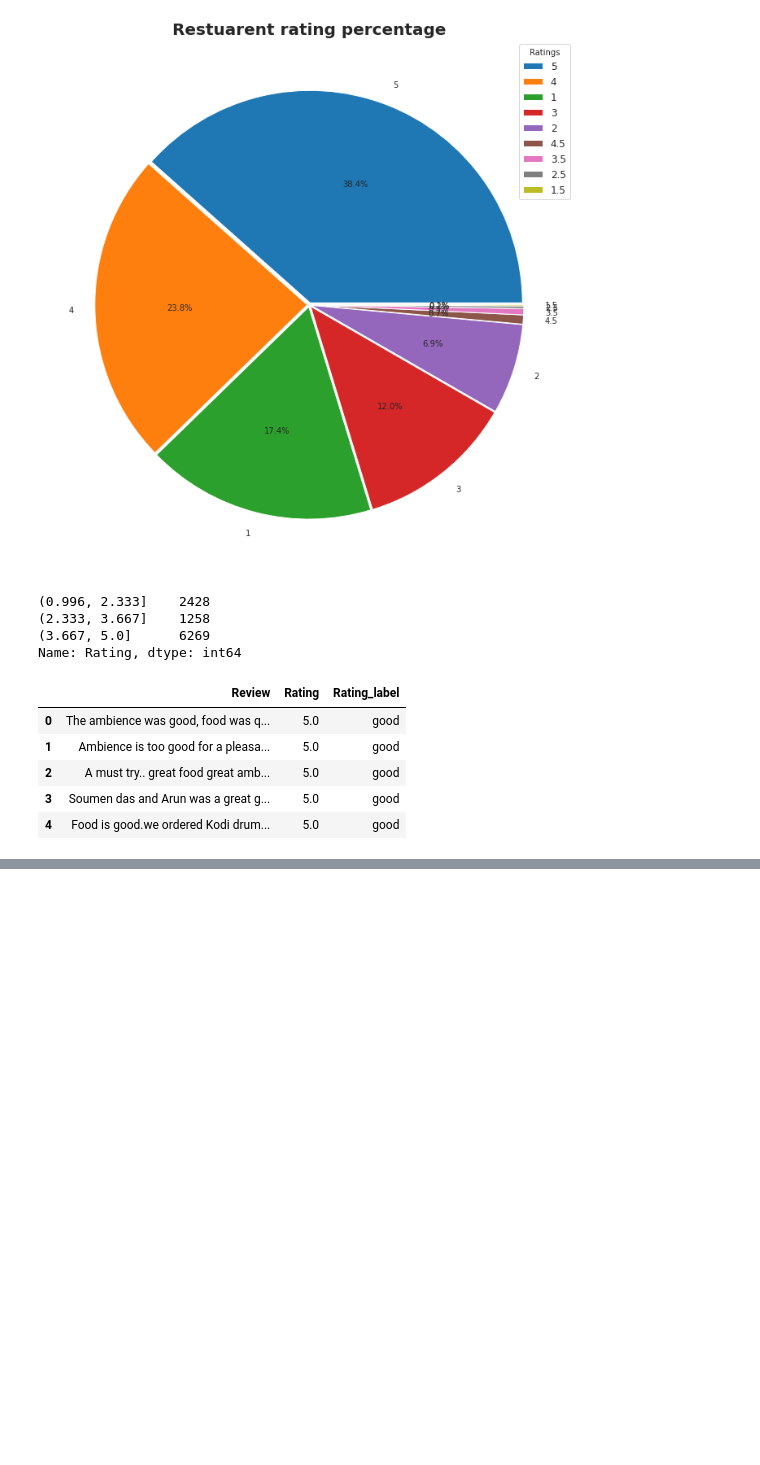
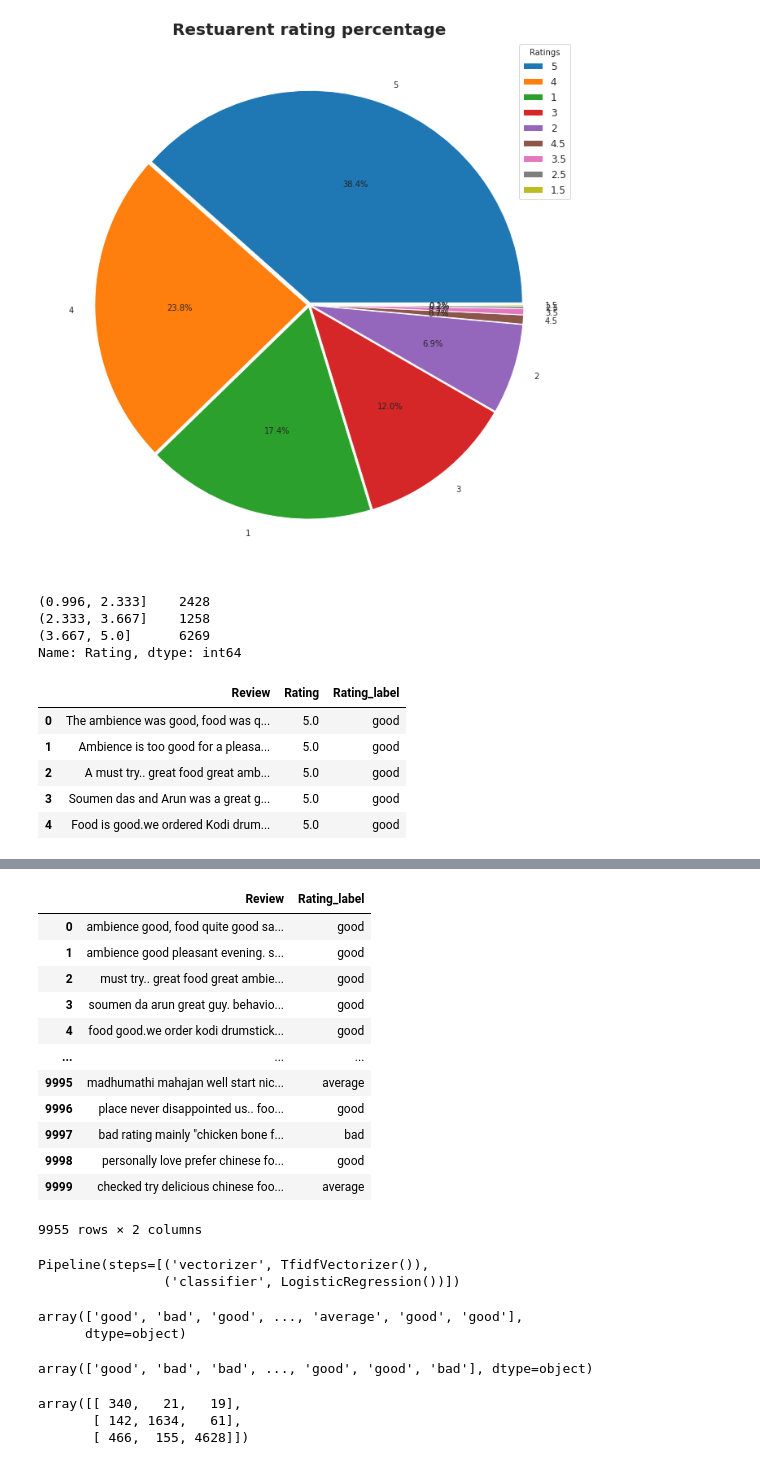
Before and after one commit to bharath967/ZOMATO-RESTAURANT-CLUSTERING-AND-SENTIMENT-ANALYSIS, a Jupyter notebook: ZOMATO_RESTAURANT_CLUSTERING_AND_SENTIMENT_ANALYSIS.ipynb, the cells around one changed output, grey strips where cells are left out. Saved outputs shown, nothing was run; the diff lists cells and outputs as text; code cells hidden in the pictures; blank space fills up the shorter version.

```diff
--- a/ZOMATO_RESTAURANT_CLUSTERING_AND_SENTIMENT_ANALYSIS.ipynb
+++ b/ZOMATO_RESTAURANT_CLUSTERING_AND_SENTIMENT_ANALYSIS.ipynb
@@ -1037,0 +1041,4 @@ review= review.drop(["Rating"], axis =1)
+# %%
+stop = set(stopwords.words('english'))
+punctuation = list(string.punctuation)
+stop.update(punctuation)
@@ -1037,0 +1085,28 @@ review= review.drop(["Rating"], axis =1)
+# %%
+from nltk.corpus import wordnet
+def get_simple_pos(tag):
+    if tag.startswith('J'):
+        return wordnet.ADJ
+    elif tag.startswith('V'):
+        return wordnet.VERB
+    elif tag.startswith('N'):
+        return wordnet.NOUN
+    elif tag.startswith('R'):
+        return wordnet.ADV
+    else:
+        return wordnet.NOUN
+# %%
+#Lemmatization
+from nltk.stem import WordNetLemmatizer
+from nltk import pos_tag
+
+
+lemmatizer = WordNetLemmatizer()
+def lemmatize_words(text):
+    final_text = []
+    for i in text.split():
+        if i.strip().lower() not in stop:
+            pos = pos_tag([i.strip()])
+            word = lemmatizer.lemmatize(i.strip(),get_simple_pos(pos[0][1]))
+            final_text.append(word.lower())
+    return " ".join(final_text)
@@ -1037,0 +1133,18 @@ review= review.drop(["Rating"], axis =1)
+# %%
+#lemmatized review
+review['Review'] = review['Review'].apply(lemmatize_words)
+review
+# %% [output]
+|  | Review | Rating_label |
+| 0 | ambience good, food quite good sa... | good |
+| 1 | ambience good pleasant evening. s... | good |
+| 2 | must try.. great food great ambie... | good |
+| 3 | soumen da arun great guy. behavio... | good |
+| 4 | food good.we order kodi drumstick... | good |
+| ... | ... | ... |
+| 9995 | madhumathi mahajan well start nic... | average |
+| 9996 | place never disappointed us.. foo... | good |
+| 9997 | bad rating mainly "chicken bone f... | bad |
+| 9998 | personally love prefer chinese fo... | good |
+| 9999 | checked try delicious chinese foo... | average |
+9955 rows × 2 columns
@@ -1037,0 +1157,30 @@ review= review.drop(["Rating"], axis =1)
+# %%
+#vectorizer
+from sklearn.feature_extraction.text import TfidfVectorizer
+from sklearn.pipeline import Pipeline
+from sklearn.linear_model import LogisticRegression
+model = Pipeline([('vectorizer', TfidfVectorizer()),('classifier', LogisticRegression())])
+model.fit(x_train,y_train)
+# %% [output]
+Pipeline(steps=[('vectorizer', TfidfVectorizer()),
+                ('classifier', LogisticRegression())])
+# %%
+y_pred_train = model.predict(x_train)
+y_pred_train
+# %% [output]
+array(['good', 'bad', 'good', ..., 'average', 'good', 'good'],
+      dtype=object)
+# %%
+y_pred_test = model.predict(x_test)
+y_pred_test
+# %% [output]
+array(['good', 'bad', 'bad', ..., 'good', 'good', 'bad'], dtype=object)
+# %%
+##generate confusion matrix for train data
+from sklearn.metrics import classification_report, confusion_matrix
+cm = confusion_matrix(y_pred_train, y_train)
+cm
+# %% [output]
+array([[ 340,   21,   19],
+       [ 142, 1634,   61],
+       [ 466,  155, 4628]])
```
Also changed, not shown: parts of 19 cells of this notebook.
